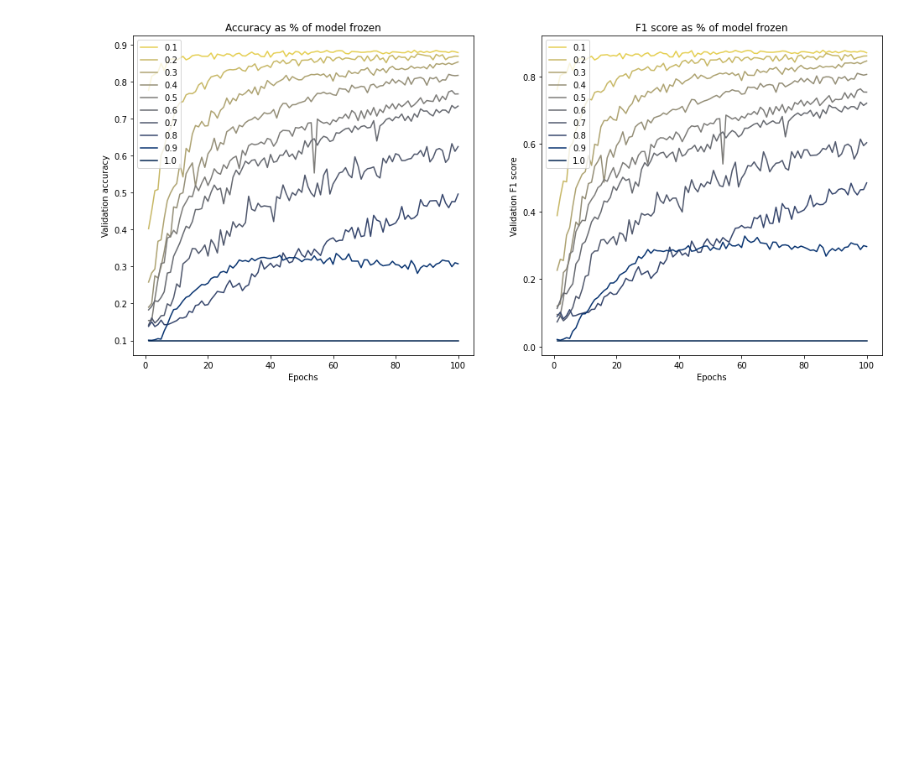
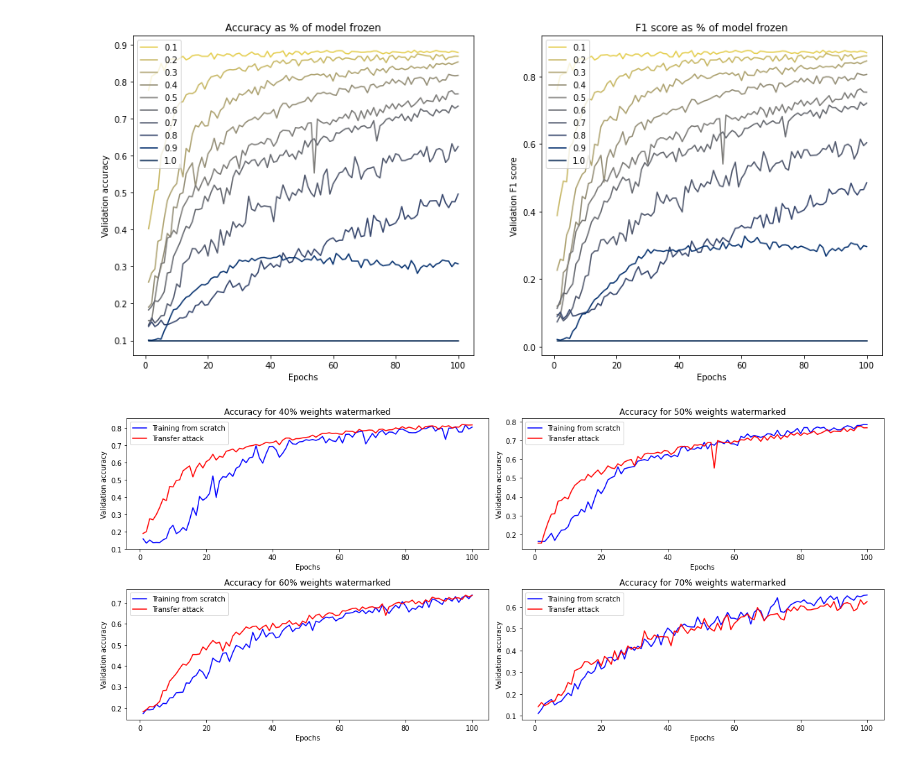
Before and after one commit to Wizdore/FreezeNET, a Jupyter notebook: white-box/dev.ipynb, the cells around one changed output. Cells and saved outputs as stored; diff of their text form; code cells hidden in the pictures; blank space fills up the shorter version.

Commit message:
Add transfer attack experiments

```diff
--- a/white-box/dev.ipynb
+++ b/white-box/dev.ipynb
@@ -208,12 +208,12 @@ if TRAINING:
 
 While it is important that a signed pretrained model does not perform well, we must also show that model can be trained with the signature.
 # %%
-TRAINING = True
-SAVING = True
+TRAINING = False
+SAVING = False
 
 if TRAINING:
     model_ratio = np.linspace(0.1, 1.0, 10)
-    for ratio in model_ratio[-1:]:
+    for ratio in model_ratio:
         model = SimpleNet()
         signature_length = int(model.n_weights() * ratio)
         sig = Signature(b'Some block information', signature_length)
@@ -297,3 +279,33 @@ if SAVING:
     fig.savefig('signature_hit/after_training.svg')
 # %% [output]
 [figure]
+# %%
+def plot_compare():
+    fig, ax = plt.subplots(2, 2)
+    index = 0
+
+    for sig_ratio in np.arange(0.4, 0.8, 0.1):
+
+        scratch = pd.read_csv(f'training_history/sig_{sig_ratio:.1f}.csv')
+        pretrained = pd.read_csv(f'training_history/sig_{sig_ratio:.1f}_pretrained.csv')
+        scratch.index += 1
+        pretrained.index += 1
+        row = index // 2
+        col = index % 2
+
+        ax[row][col].plot(scratch.index, scratch['val_accuracy'], label=f'Training from scratch', c='blue')
+        ax[row][col].plot(pretrained.index, pretrained['val_accuracy'], label=f'Transfer attack', c='red')
+        ax[row][col].set(xlabel='Epochs', ylabel='Validation accuracy', title=f'Accuracy for {sig_ratio:.0%} weights watermarked')
+        ax[row][col].legend()
+
+        index += 1
+    plt.tight_layout()
+    return ax, fig
+# %%
+_, fig = plot_compare()
+
+SAVING = False
+if SAVING:
+    fig.savefig(f'signature_hit/transfer_attack_comparison.svg')
+# %% [output]
+[figure, added]
```
Also changed, not shown: parts of 1 cell of this notebook, 10 other files.
